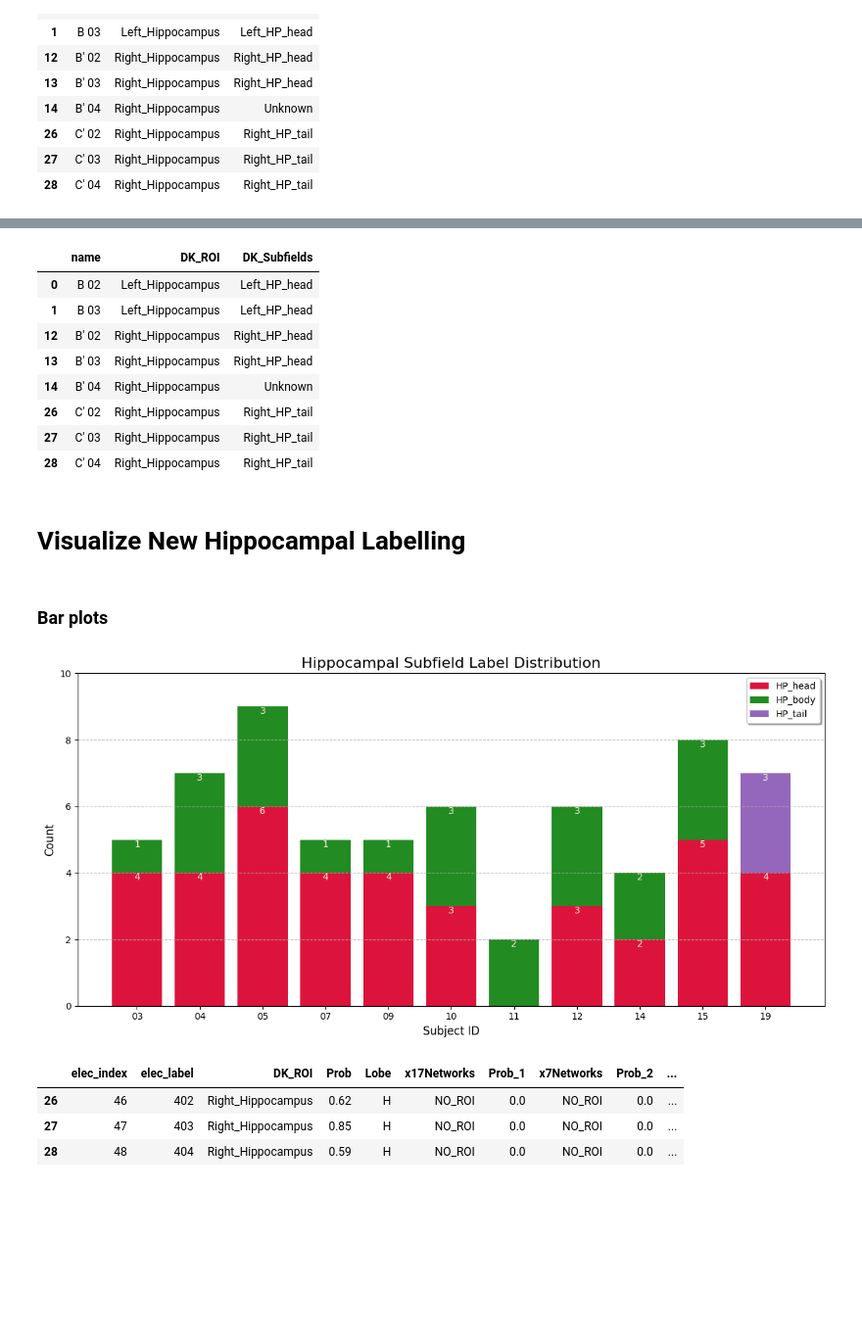
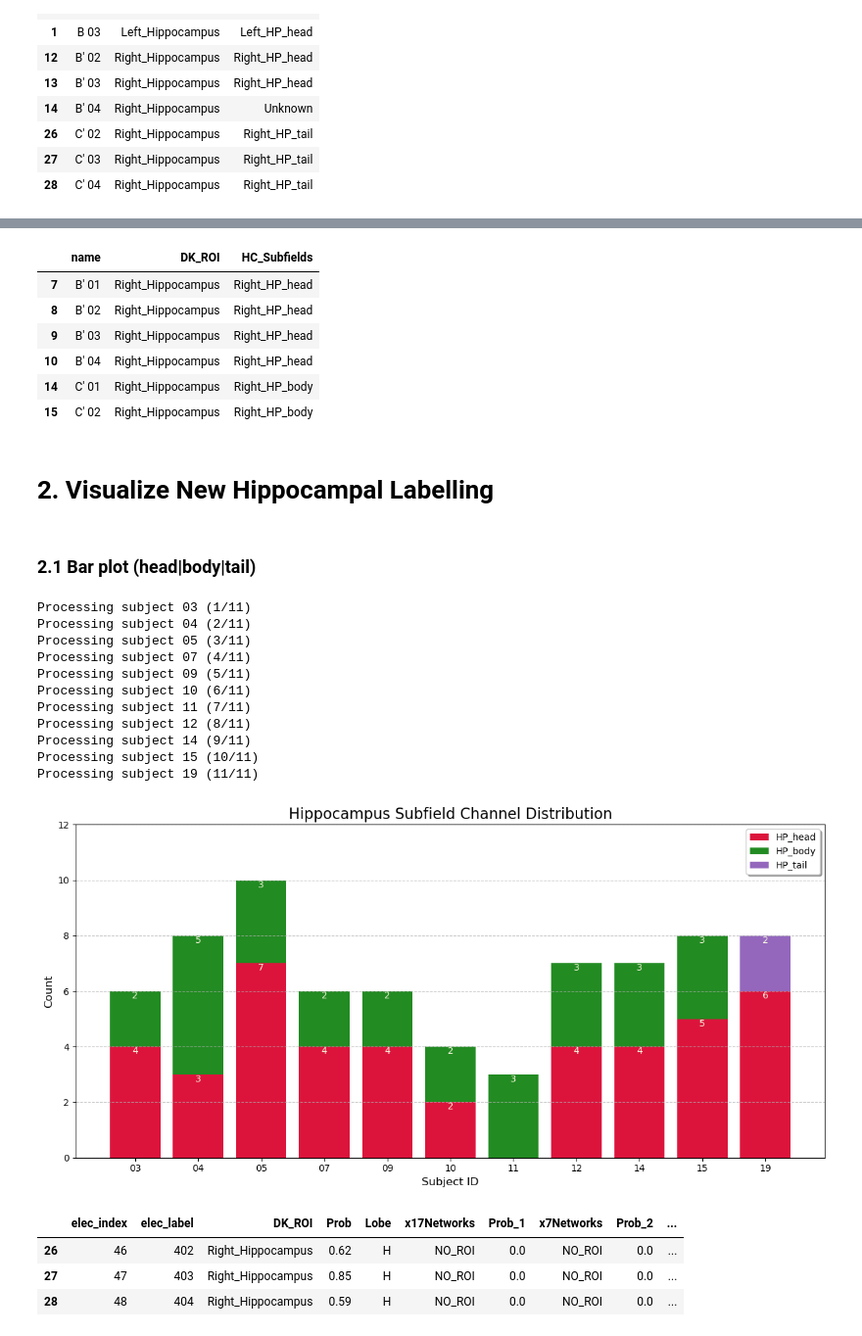
Before and after one commit to faering/master-project, a Jupyter notebook: PRE - label channels.ipynb, the cells around one changed output, grey strips where cells are left out. Shown at 98% size. Drawn from its saved outputs; the diff is of its cells as text; code cells hidden in the pictures; blank space fills up the shorter version.

Commit message:
preprocessing iteration

```diff
--- a/PRE - label channels.ipynb
+++ b/PRE - label channels.ipynb
@@ -279,12 +300,17 @@ Corrections are made if some labels are wrongly labelled as "unknown".
 # %%
 # adding missing labels
-labels["C' 02"] = "HP_tail"
+# labels["B' 01"] = "HP_head"
+# labels["B' 02"] = "HP_head"
 # labels["B' 04"] = "HP_head"
+# labels["B' 05"] = "HP_head"
 # labels["E' 04"] = "HP_body"
 
 # set back to 'Unknown' the labels that are not hippocampus
+# labels["A' 01"] = "Unknown"
 # labels["A' 02"] = "Unknown"
 # labels["A' 03"] = "Unknown"
 # labels["A' 04"] = "Unknown"
 # labels["A' 05"] = "Unknown"
+# labels["P 01"] = "Unknown"
+# labels["P 02"] = "Unknown"
 # %%
@@ -354,7 +377,10 @@ Electrodes in the dataset: {'N', "W'", 'B', "D'", "B'", "T'", "C'", "N'"}
 # %%
 # adding prefix 'Right' or 'Left' to assigned labels
-for elec_name, dk_label in zip(data.df_chan.loc[idx_new_hippo, 'name'].to_list(), data.df_chan.loc[idx_new_hippo, 'DK_ROI'].to_list()):
+for elec_name, dk_label, sub_label in zip(data.df_chan.loc[idx_new_hippo, 'name'].to_list(),
+                                          data.df_chan.loc[idx_new_hippo, 'DK_ROI'].to_list(),
+                                          df_tmp2.loc[idx_new_hippo, 'Subfields'].to_list()):
     if 'right' in dk_label.lower():
         labels[elec_name] = 'Right_' + labels[elec_name]
     elif 'left' in dk_label.lower():
         labels[elec_name] = 'Left_' + labels[elec_name]
+    print(f"Electrode: {elec_name}, DK ROI: {dk_label}, HC_Subfields: {sub_label}, updated HC_Subfield: {labels[elec_name]}")
@@ -400,10 +436,10 @@ Compare old atlas and updated atlas:
 # %%
 idx = [14]
 
-data.df_chan.loc[idx, 'DK_Subfields'] = 'Unknown'
+data.df_chan.loc[idx, 'HC_Subfields'] = 'Unknown'
 
 print("Compare old atlas and updated atlas:")
-display(data.df_chan.loc[idx_combined, ['name', 'DK_ROI', 'DK_Subfields']])
+display(data.df_chan.loc[idx_combined, ['name', 'DK_ROI', 'HC_Subfields']])
 # %% [output]
 Compare old atlas and updated atlas:
 |  | name | DK_ROI | DK_Subfields |
@@ -438,15 +479,13 @@ data.df_chan
 # %%
 idx = np.unique(np.concatenate((idx_dk_hippo, idx_new_hippo, [14])))
-data.df_chan.loc[idx, ['name', 'DK_ROI', 'DK_Subfields']]
+data.df_chan.loc[idx, ['name', 'DK_ROI', 'HC_Subfields']]
 # %% [output]
-|  | name | DK_ROI | DK_Subfields |
-| 0 | B 02 | Left_Hippocampus | Left_HP_head |
-| 1 | B 03 | Left_Hippocampus | Left_HP_head |
-| 12 | B' 02 | Right_Hippocampus | Right_HP_head |
-| 13 | B' 03 | Right_Hippocampus | Right_HP_head |
-| 14 | B' 04 | Right_Hippocampus | Unknown |
-| 26 | C' 02 | Right_Hippocampus | Right_HP_tail |
-| 27 | C' 03 | Right_Hippocampus | Right_HP_tail |
-| 28 | C' 04 | Right_Hippocampus | Right_HP_tail |
+|  | name | DK_ROI | HC_Subfields |
+| 7 | B' 01 | Right_Hippocampus | Right_HP_head |
+| 8 | B' 02 | Right_Hippocampus | Right_HP_head |
+| 9 | B' 03 | Right_Hippocampus | Right_HP_head |
+| 10 | B' 04 | Right_Hippocampus | Right_HP_head |
+| 14 | C' 01 | Right_Hippocampus | Right_HP_body |
+| 15 | C' 02 | Right_Hippocampus | Right_HP_body |
 # %%
 data.save(path=path_data,
@@ -458,16 +498,8 @@ data.save(path=path_data,
 # %% [markdown]
-# Visualize New Hippocampal Labelling
+# 2. Visualize New Hippocampal Labelling
-# %% [markdown]
-### Bar plots
+# %% [markdown]
+### 2.1 Bar plot (head|body|tail)
 # %%
-import neuropsy as npsy
-import pandas as pd
-import matplotlib.pyplot as plt
-import seaborn as sns
-
-path            = '/mnt/c/Users/matti/OneDrive/Education/SDC/MasterThesis/master-project/data/preprocessed'
-subject_ids     = npsy.utils.get_subject_ids_from_path(path)
-
 subfield_labels = ['HP_head', 'HP_body', 'HP_tail']
 color_palette   = {"HP_head": 'crimson',
                    "HP_body": 'forestgreen',
@@ -476,16 +508,20 @@ color_palette   = {"HP_head": 'crimson',
 #******** Get labels for each subject ********
 dict_subject_labels = {}
 for i, sub_id in enumerate(subject_ids):
+    print(f"Processing subject {sub_id} ({i+1}/{len(subject_ids)})")
     dict_subject_labels[sub_id] = {}
 
-    # load subject data
-    data = npsy.DataHandler(path=path, subject_id=sub_id, exp_phase=2, fs=512, verbose=False)
-    data.load(load_saved=True, postfix='preprocessed', load_chan=True, load_exp=False, load_ieeg=False, load_targets=False)
+    # load subject channel dataframe
+    data = npsy.DataHandler(path=path_data, subject_id=sub_id, exp_phase=2, fs=512, verbose=False)
+    data.load(load_saved=True, postfix=postfix_load, load_chan=True, load_exp=False, load_ieeg=False, load_targets=False, load_ied=False)
+
+    # change NaN values to 'Unknown'
+    # data.df_chan['HC_Subfields'] = data.df_chan['HC_Subfields'].fillna('Unknown', inplace=False)
 
     # only count hippocampal subfield labels
     for label in subfield_labels:
         # count number of contacts with label (do not differentiate between left and right)
-        dict_subject_labels[sub_id][label] = len(data.df_chan.loc[data.df_chan['DK_Subfields'].str.contains(label, case=True)])
+        dict_subject_labels[sub_id][label] = len(data.df_chan.loc[data.df_chan['HC_Subfields'].str.contains(label, case=True, na=False)])
         # assign color to each label
         # dict_subject_labels[sub_id][f'{label}_color'] = color_palette[label]
 
@@ -502,35 +538,46 @@ HP_body         = [dict_subject_labels[sub_id]['HP_body'] for sub_id in subject_
 HP_tail         = [dict_subject_labels[sub_id]['HP_tail'] for sub_id in subject_ids]
 
 fig, ax = plt.subplots(figsize=(12, 6))
 
 ax.bar(subject_ids, HP_head, label='HP_head', color=color_palette['HP_head'], edgecolor='none')
 ax.bar(subject_ids, HP_body, label='HP_body', color=color_palette['HP_body'], edgecolor='none', bottom=HP_head)
 ax.bar(subject_ids, HP_tail, label='HP_tail', color=color_palette['HP_tail'], edgecolor='none', bottom=[HP_head[s] + HP_body[s] for s in range(len(HP_head))])
 ax.grid(axis='y', linestyle='--', alpha=0.8)
 ax.legend(loc='upper right', shadow=True)
 
 # sns.set_theme(style="whitegrid")
 # ax = sns.countplot(df, x="Subject ID", hue='Trial Category', palette=colors)
 # ax.set_xticks([int(x) for x in subject_ids], subject_ids)
 
 # for container in ax.containers:
 #     ax.bar_label(container, fontsize=9, label_type='edge', color='beige', padding=-11)
 
 for sub_id in subject_ids:
     if dict_subject_labels[sub_id]['HP_head'] > 0:
         ax.text(x=sub_id, y=dict_subject_labels[sub_id]['HP_head'], s=dict_subject_labels[sub_id]['HP_head'], ha='center', va='top', fontsize=10, color='beige')
     if dict_subject_labels[sub_id]['HP_body'] > 0:
         ax.text(x=sub_id, y=dict_subject_labels[sub_id]['HP_head']+dict_subject_labels[sub_id]['HP_body'], s=dict_subject_labels[sub_id]['HP_body'], ha='center', va='top', fontsize=10, color='beige')
     if dict_subject_labels[sub_id]['HP_tail'] > 0:
         ax.text(x=sub_id, y=dict_subject_labels[sub_id]['HP_head']+dict_subject_labels[sub_id]['HP_body']+dict_subject_labels[sub_id]['HP_tail'], s=dict_subject_labels[sub_id]['HP_tail'], ha='center', va='top', fontsize=10, color='beige')
 
-ax.set_title('Hippocampal Subfield Label Distribution', fontsize=16)
+ax.set_title('Hippocampus Subfield Channel Distribution', fontsize=16)
 ax.set_xlabel('Subject ID', fontsize=12)
 ax.set_ylabel('Count', fontsize=12)
-ax.set_ylim(0, 10)
+ax.set_ylim(0, 12)
 plt.tight_layout()
-# plt.savefig('/mnt/c/Users/matti/OneDrive/Education/SDC/MasterThesis/master-project/results/preprocessing/hippocampal subfield labelling/hippocampal_subfield_label_distribution.png', dpi=300)
+plt.savefig(f"{path_results}/2.1 hippocampus_head_body_tail_distribution.png", dpi=300)
 plt.show()
 # %% [output]
+Processing subject 03 (1/11)
+Processing subject 04 (2/11)
+Processing subject 05 (3/11)
+Processing subject 07 (4/11)
+Processing subject 09 (5/11)
+Processing subject 10 (6/11)
+Processing subject 11 (7/11)
+Processing subject 12 (8/11)
+Processing subject 14 (9/11)
+Processing subject 15 (10/11)
+Processing subject 19 (11/11)
-[figure, old version]
+[figure, new version]
 # %%
```
Also changed, not shown: parts of 25 cells of this notebook, 3 other files.
